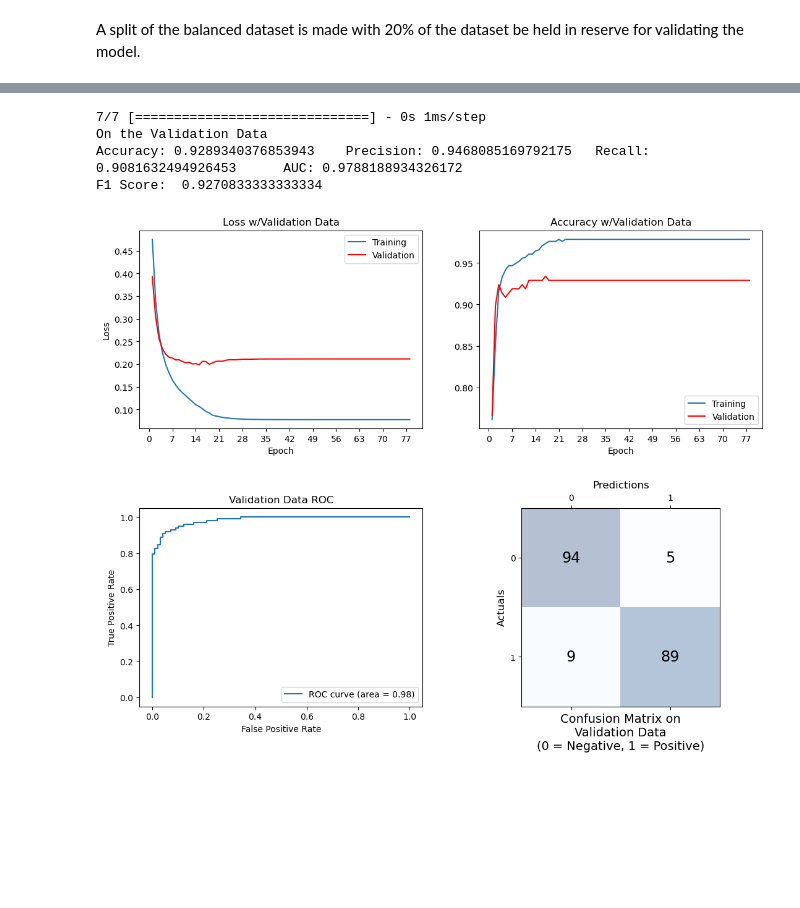
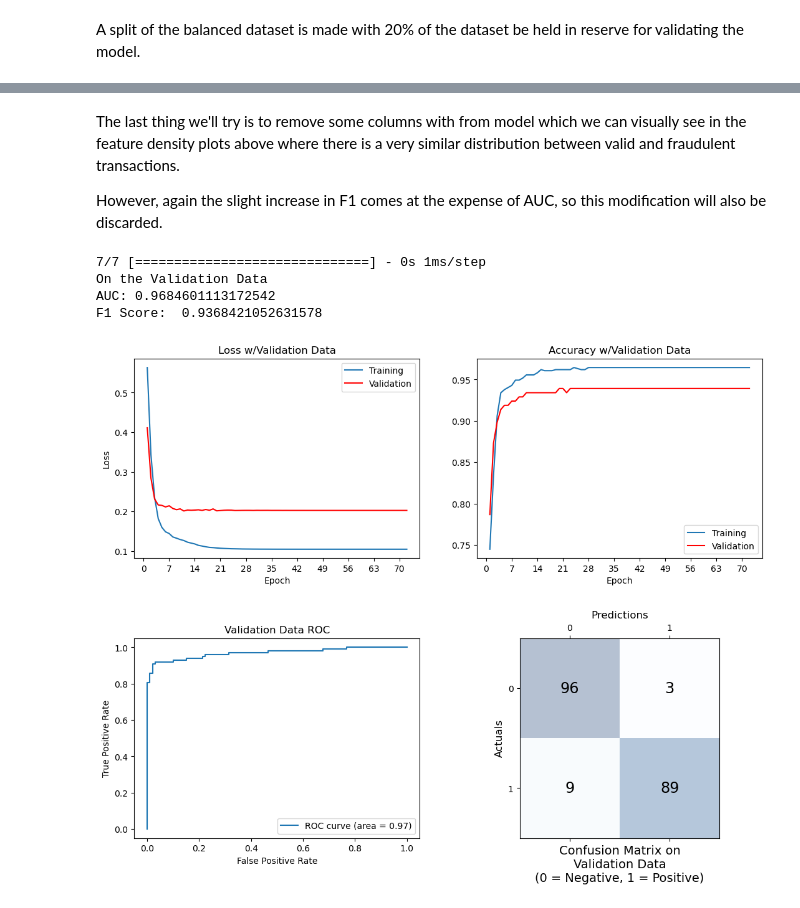
Before and after one commit to clayv/DTSA-5511_Final, a Jupyter notebook: CreditCardFraud.ipynb, the cells around one changed output, grey strips where cells are left out. Drawn from its saved outputs; the diff is of its cells as text; code cells hidden in the pictures; blank space fills up the shorter version.

```diff
--- a/CreditCardFraud.ipynb
+++ b/CreditCardFraud.ipynb
@@ -144,6 +144,7 @@ df_cc_all = df_cc_all.drop('Time', axis=1)
 #df_cc_all = df_cc_all.drop(['V2', 'V3', 'V5', 'V7', 'V9', 'V11', 'V12', 'V16', 'V17', 'V18'], axis=1)
 
 features = df_cc_all.columns[:-1].values
+numFeatures = len(features)
 
 for feature in features:
     mean, std = df_cc_all[feature].mean(), df_cc_all[feature].std()
@@ -185,12 +186,7 @@ def plotResults(origin, history, actuals, predictions, training = True):
         fig, ax = plt.subplots(1, 2, figsize=(10, 5))
     print("On the " + dataName)
 
-    print("Accuracy: {0}\tPrecision: {1}\tRecall: {2}\tAUC: {3}".format(
-        history['val_accuracy'][-1],
-        history['val_precision'][-1],
-        history['val_recall'][-1],
-        history['val_auc'][-1],
-    ))
+    print("AUC: {0}".format(roc_auc_score(actuals, predictions)))
 
     binaryPredictions = np.where(predictions < .5, 0, 1)
     if training:
@@ -263,0 +260,8 @@ The first model will have a 3 layer encoder and a 4 layer decoder (including the
+# %%
+#Define learning rate scheduler and early stopping functions
+reduce_lr = ReduceLROnPlateau(monitor = 'val_loss', factor = 0.5, patience = 3,
+    verbose = False, mode = 'min', min_lr = 1e-20
+)
+earlyStop = EarlyStopping(monitor='loss', patience = 5)
+
+callbacks_list = [reduce_lr, earlyStop]
@@ -308,32 +449,43 @@ The second model will remove the Dense(8) layer from the encoder and decoder and
+# %% [markdown]
+The last thing we'll try is to remove some columns with from model which we can visually see in the feature density plots above  where there is a very similar distribution between valid and fraudulent transactions.
+
+However, again the slight increase in F1 comes at the expense of AUC, so this modification will also be discarded.
+# %%
+dropColumns = ['V13', 'V15', 'V20', 'V22', 'V23', 'V25', 'V26', 'V28', 'Class']
+X_drop = df_balanced.drop(dropColumns, axis = 1).values
+numFeatures -= len(dropColumns) - 1
+X_train, X_test, y_train, y_test = train_test_split(X_drop, y, test_size = 0.20, random_state = RANDOM_SEED)
 # %%
 tf.keras.backend.clear_session()
 
 stackedEncoder = keras.models.Sequential()
 stackedEncoder.add(Dense(16, activation = ENCODER_ACTIVATION))
+stackedEncoder.add(Dense(8, activation = ENCODER_ACTIVATION))
 stackedEncoder.add(Dense(4, activation = ENCODER_ACTIVATION))
 
 stackedDecoder = keras.models.Sequential()
+stackedDecoder.add(Dense(8, activation = ENCODER_ACTIVATION))
 stackedDecoder.add(Dense(16, activation = ENCODER_ACTIVATION))
-stackedDecoder.add(Dense(len(features), activation = "relu"))
+stackedDecoder.add(Dense(numFeatures, activation = ENCODER_ACTIVATION))
 stackedDecoder.add(Dense(1, activation = "sigmoid"))
 
-model_2 = keras.models.Sequential([stackedEncoder, stackedDecoder])
-model_2.compile(optimizer = keras.optimizers.Adam(learning_rate = 0.001),
+model = keras.models.Sequential([stackedEncoder, stackedDecoder])
+model.compile(optimizer = keras.optimizers.Adam(learning_rate = 0.001),
       loss = keras.losses.BinaryCrossentropy(from_logits = False),
       metrics = METRICS
 )
 
-input_shape = (None, len(features))
-model_2.build(input_shape)
+input_shape = (None, numFeatures)
+model.build(input_shape)
 
-histModel_2 = model_2.fit(X_train, y_train, epochs = 150, validation_data = [X_test, y_test],
+histModel_7 = model.fit(X_train, y_train, epochs = 150, validation_data = [X_test, y_test],
     callbacks = callbacks_list, verbose = False
 )
 
-plotResults(0, histModel_2.history, y_test, model_2.predict(X_test))
+plotResults(0, histModel_7.history, y_test, model.predict(X_test))
 # %% [output]
 7/7 [==============================] - 0s 1ms/step
 On the Validation Data
-Accuracy: 0.9289340376853943    Precision: 0.9468085169792175   Recall: 0.9081632494926453      AUC: 0.9788188934326172
-F1 Score:  0.9270833333333334
+AUC: 0.9684601113172542
+F1 Score:  0.9368421052631578
-[figure, old version]
+[figure, new version]
```
Also changed, not shown: parts of 24 cells of this notebook.
